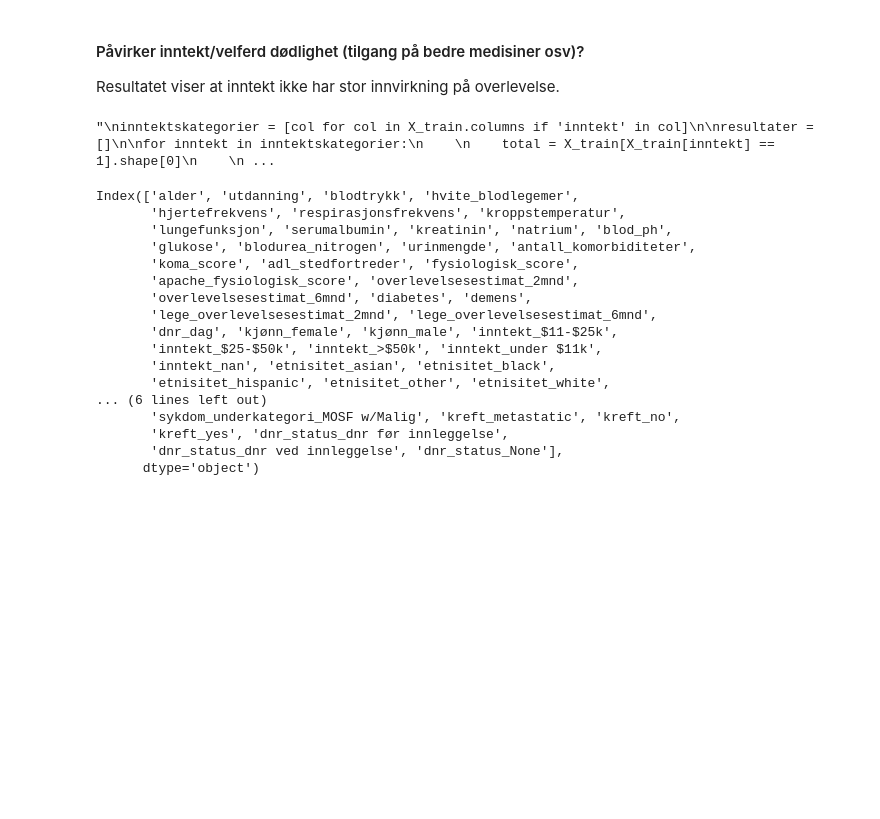
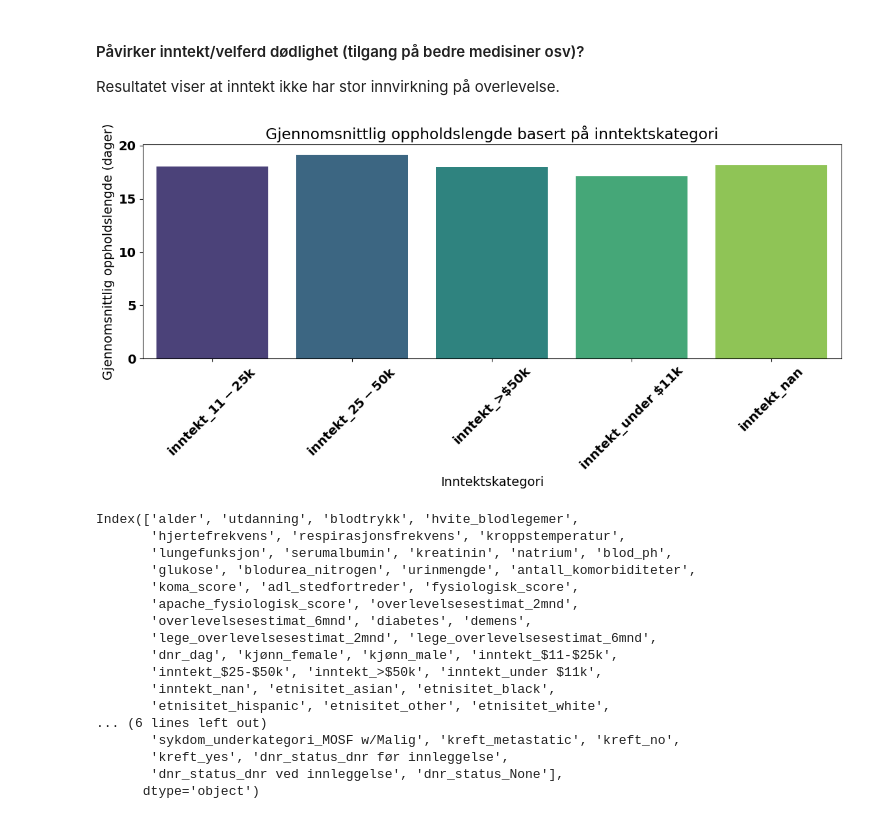
Before and after one commit to AnSloge/Predikasjon-av-oppholdslengde-p-sykehus, a Jupyter notebook: analyse.ipynb, the cells around one changed output. Saved outputs shown, nothing was run; the diff lists cells and outputs as text; code cells hidden in the pictures; blank space fills up the shorter version.

```diff
--- a/analyse.ipynb
+++ b/analyse.ipynb
@@ -529,41 +540,30 @@ Dette er interessante funn, vi undersøker hva som kan være årsaken til disse
 
 Resultatet viser at inntekt ikke har stor innvirkning på overlevelse.
 # %%
-'''
 inntektskategorier = [col for col in X_train.columns if 'inntekt' in col]
 
 resultater = []
 
 for inntekt in inntektskategorier:
 
     total = X_train[X_train[inntekt] == 1].shape[0]
 
     if total > 0:
-        dode = X_train[(X_train[inntekt] == 1) & (X_train['sykehusdød'] == 1)].shape[0]
-        overlevende = X_train[(X_train[inntekt] == 1) & (X_train['sykehusdød'] == 0)].shape[0]
-
-        dode_prosent = (dode / total) * 100
-        overlevende_prosent = (overlevende / total) * 100
-
-        resultater.append({'Inntektskategori': inntekt, 'Døde (%)': dode_prosent, 'Overlevende (%)': overlevende_prosent})
+        gjennomsnitt_oppholdslengde = y_train[X_train[inntekt] == 1].mean()
+        resultater.append({'Inntektskategori': inntekt, 'Gjennomsnittlig oppholdslengde': gjennomsnitt_oppholdslengde})
 
 resultater_df = pd.DataFrame(resultater)
 
-resultater_df = resultater_df.melt(id_vars='Inntektskategori', value_vars=['Døde (%)', 'Overlevende (%)'],
-                                    var_name='Status', value_name='Prosent')
-
 plt.figure(figsize=(12, 6))
-sns.barplot(data=resultater_df, x='Inntektskategori', y='Prosent', hue='Status', palette='viridis')
-plt.title('Andel døde og overlevende basert på inntektskategori')
+sns.barplot(data=resultater_df, x='Inntektskategori', y='Gjennomsnittlig oppholdslengde', palette='viridis')
+plt.title('Gjennomsnittlig oppholdslengde basert på inntektskategori')
 plt.xlabel('Inntektskategori')
-plt.ylabel('Prosentandel (%)')
+plt.ylabel('Gjennomsnittlig oppholdslengde (dager)')
 plt.xticks(rotation=45)
 plt.tight_layout()
-plt.legend(title='Status')
 plt.show()
-'''
 # %% [output]
-"\ninntektskategorier = [col for col in X_train.columns if 'inntekt' in col]\n\nresultater = []\n\nfor inntekt in inntektskategorier:\n    \n    total = X_train[X_train[inntekt] == 1].shape[0]\n    \n ...
+[figure, added]
 # %%
 X_train.columns
 # %% [output]
```
Also changed, not shown: parts of 23 cells of this notebook, 1 other file.
